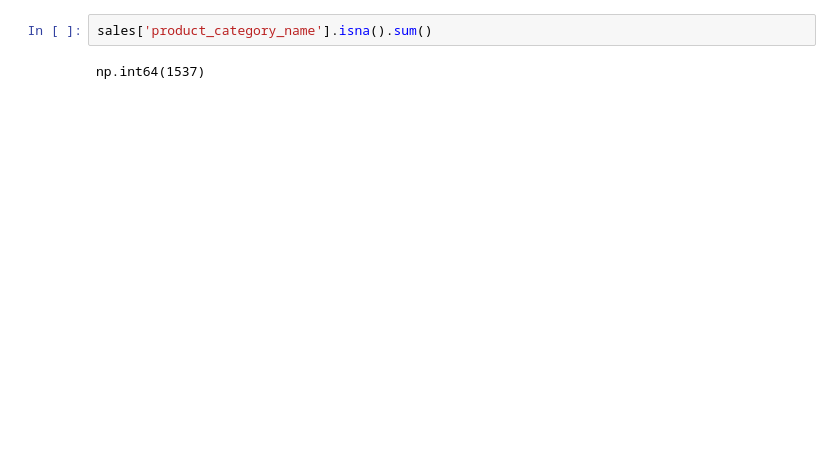
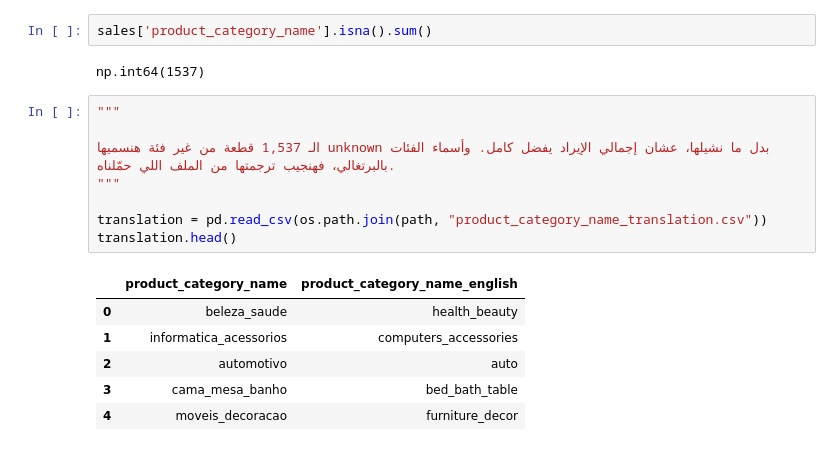
Before and after one commit to YomnaAhmed97/Olist-Ecommerce-Analysis, a Jupyter notebook: Brazilian_E_Commerce_Public_Dataset_by_Olist.ipynb, the cells around one changed output. Saved outputs shown, nothing was run; the diff lists cells and outputs as text; blank space fills up the shorter version.

```diff
--- a/Brazilian_E_Commerce_Public_Dataset_by_Olist.ipynb
+++ b/Brazilian_E_Commerce_Public_Dataset_by_Olist.ipynb
@@ -143,3 +143,18 @@ sales.head()
 sales['product_category_name'].isna().sum()
 # %% [output]
 np.int64(1537)
+# %%
+"""
+
+الـ 1,537 قطعة من غير فئة هنسميها unknown بدل ما نشيلها، عشان إجمالي الإيراد يفضل كامل. وأسماء الفئات بالبرتغالي، فهنجيب ترجمتها من الملف اللي حمّلناه.
+"""
+
+translation = pd.read_csv(os.path.join(path, "product_category_name_translation.csv"))
+translation.head()
+# %% [output]
+|  | product_category_name | product_category_name_english |
+| 0 | beleza_saude | health_beauty |
+| 1 | informatica_acessorios | computers_accessories |
+| 2 | automotivo | auto |
+| 3 | cama_mesa_banho | bed_bath_table |
+| 4 | moveis_decoracao | furniture_decor |
```
Also changed, not shown: parts of 4 cells of this notebook.
